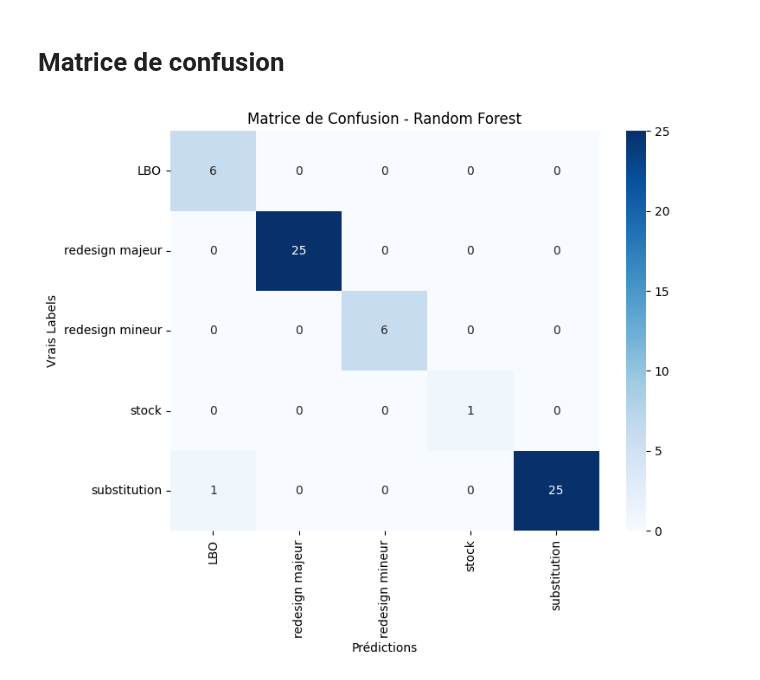
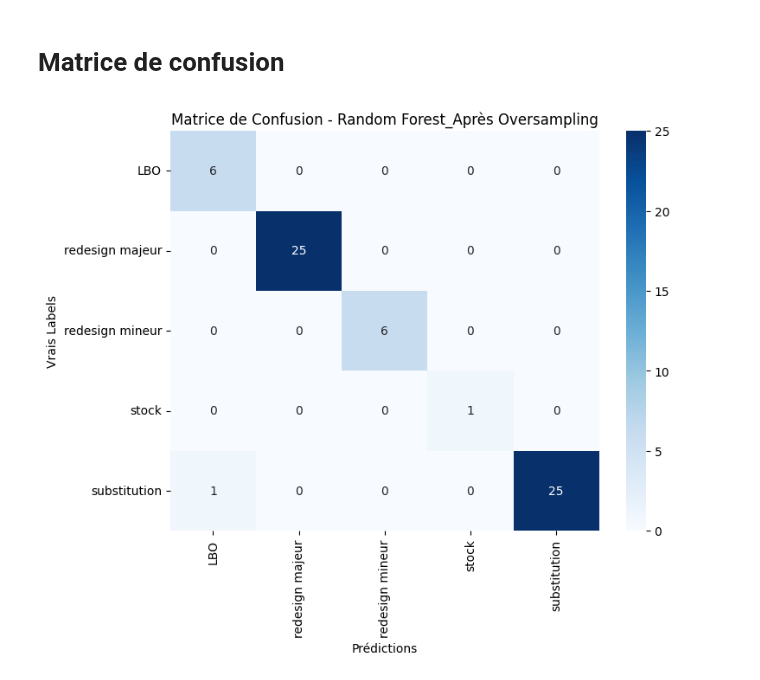
Before and after one commit to coupsim/PSYN_SNCF, a Jupyter notebook: PSYN_sncf_data.ipynb, the cells around one changed output. Saved outputs shown, nothing was run; the diff lists cells and outputs as text; code cells hidden in the pictures.

```diff
--- a/PSYN_sncf_data.ipynb
+++ b/PSYN_sncf_data.ipynb
@@ -846,19 +846,6 @@ plt.show()
 ## Random forest Après SMOTE NC
 # %%
 def train_and_evaluate(X_train, y_train, X_test, y_test, n_estimators=100, random_state=42):
-    """
-    Entraîne un modèle Random Forest et évalue ses performances.
-
-    Paramètres :
-    - X_train, y_train : Données d'entraînement
-    - X_test, y_test : Données de test
-    - n_estimators (int) : Nombre d'arbres dans la forêt (par défaut 100)
-    - random_state (int) : Graine aléatoire pour reproductibilité
-
-    Retourne :
-    - Le modèle entraîné
-    - Les prédictions sur X_test
-    """
 
     # ✅ Initialiser et entraîner le modèle
     model = RandomForestClassifier(n_estimators=n_estimators, random_state=random_state, class_weight="balanced")
@@ -954,13 +941,13 @@ redesign mineur       1.00      1.00      1.00         6
 # %%
 # ✅ Matrice de confusion
 conf_matrix = confusion_matrix(y_test, y_pred)
 
 # 📊 Visualisation de la matrice de confusion
 plt.figure(figsize=(8,6))
 sns.heatmap(conf_matrix, annot=True, fmt='d', cmap="Blues", xticklabels=np.unique(y), yticklabels=np.unique(y))
 plt.xlabel("Prédictions")
 plt.ylabel("Vrais Labels")
-plt.title("Matrice de Confusion - Random Forest")
+plt.title("Matrice de Confusion - Random Forest_Après Oversampling")
 plt.show()
 # %% [output]
-[figure, old version]
+[figure, new version]
```
Also changed, not shown: parts of 3 cells of this notebook, 1 other file.
